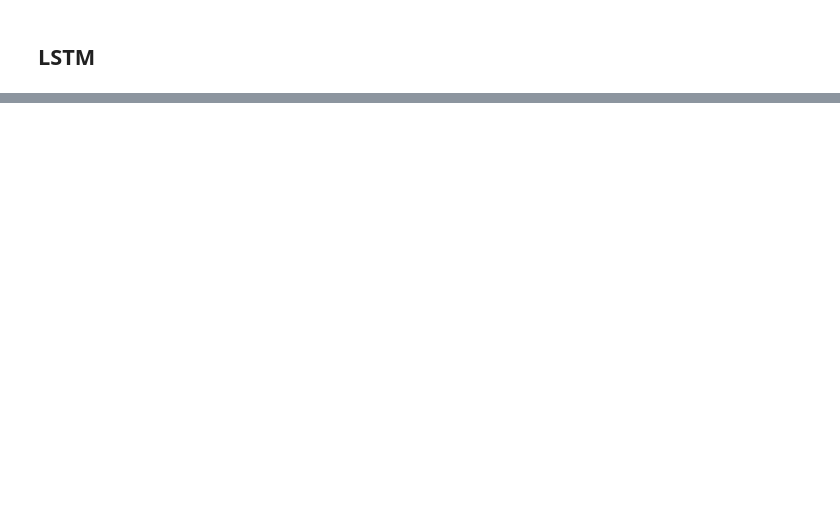
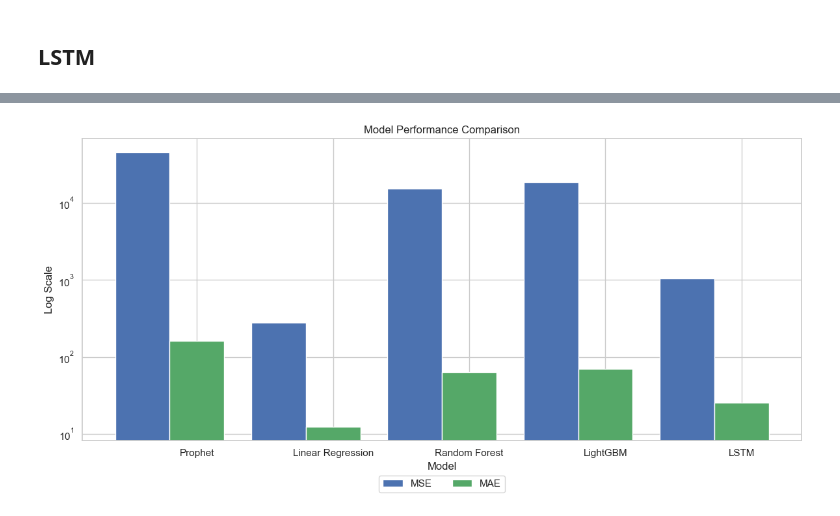
Before and after one commit to Vaquita-AI/Gold-Price-Prediction, a Jupyter notebook: Main.ipynb, the cells around one changed output, grey strips where cells are left out. Drawn from its saved outputs; the diff is of its cells as text; code cells hidden in the pictures; blank space fills up the shorter version.

```diff
--- a/Main.ipynb
+++ b/Main.ipynb
@@ -1189,0 +1143,29 @@ Training and evaluation completed.
+# %%
+import matplotlib.pyplot as plt
+import numpy as np
+
+# Plot the results
+metrics = ['MSE', 'MAE']
+colors = ['b', 'g']
+
+fig, ax = plt.subplots(figsize=(12, 6))
+
+bar_width = 0.4
+index = np.arange(len(results))
+
+for i, metric in enumerate(metrics):
+    values = [results[model][metric] for model in results]
+    ax.bar(index + i * bar_width, values, bar_width, label=metric, color=colors[i])
+
+ax.set_xlabel('Model')
+ax.set_ylabel('Log Scale')
+ax.set_title('Model Performance Comparison')
+ax.set_xticks(index + bar_width)
+ax.set_xticklabels(results.keys())
+ax.set_yscale('log')  # Set y-axis to log scale
+ax.legend(loc='upper center', bbox_to_anchor=(0.5, -0.1), ncol=len(metrics))
+
+plt.tight_layout()
+plt.show()
+# %% [output]
+[figure, added]
```
Also changed, not shown: parts of 33 cells of this notebook.
